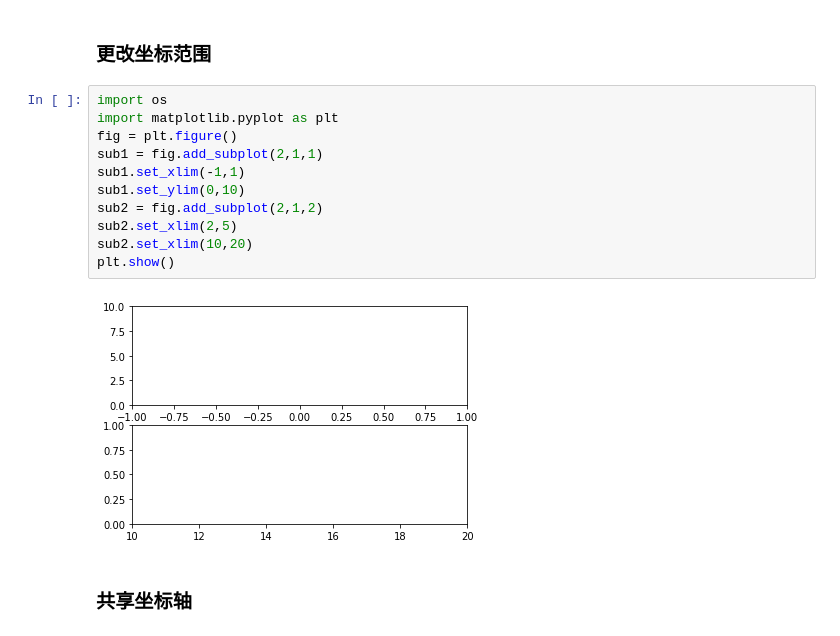
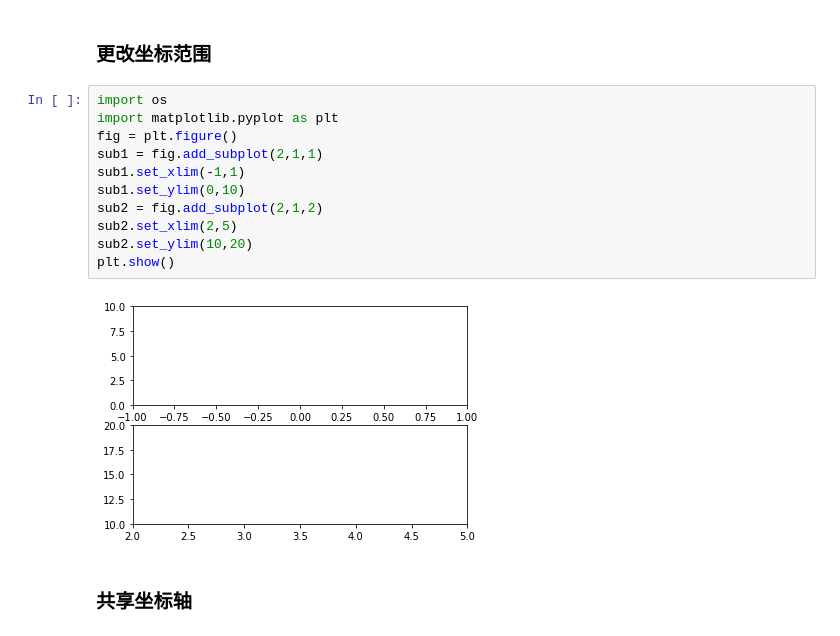
Before and after one commit to YufengFu/jupyter, a Jupyter notebook: demo/第7章 数据可视化.ipynb, the cells around one changed output. Saved outputs shown, nothing was run; the diff lists cells and outputs as text.

```diff
--- a/demo/第7章 数据可视化.ipynb
+++ b/demo/第7章 数据可视化.ipynb
@@ -477,16 +477,16 @@ plt.show()
 # %%
 import os
 import matplotlib.pyplot as plt
 fig = plt.figure()
 sub1 = fig.add_subplot(2,1,1)
 sub1.set_xlim(-1,1)
 sub1.set_ylim(0,10)
 sub2 = fig.add_subplot(2,1,2)
 sub2.set_xlim(2,5)
-sub2.set_xlim(10,20)
+sub2.set_ylim(10,20)
 plt.show()
 # %% [output]
-[figure, old version]
+[figure, new version]
 # %% [markdown]
 ### 共享坐标轴
 # %%
```
Also changed, not shown: 1 other file.
